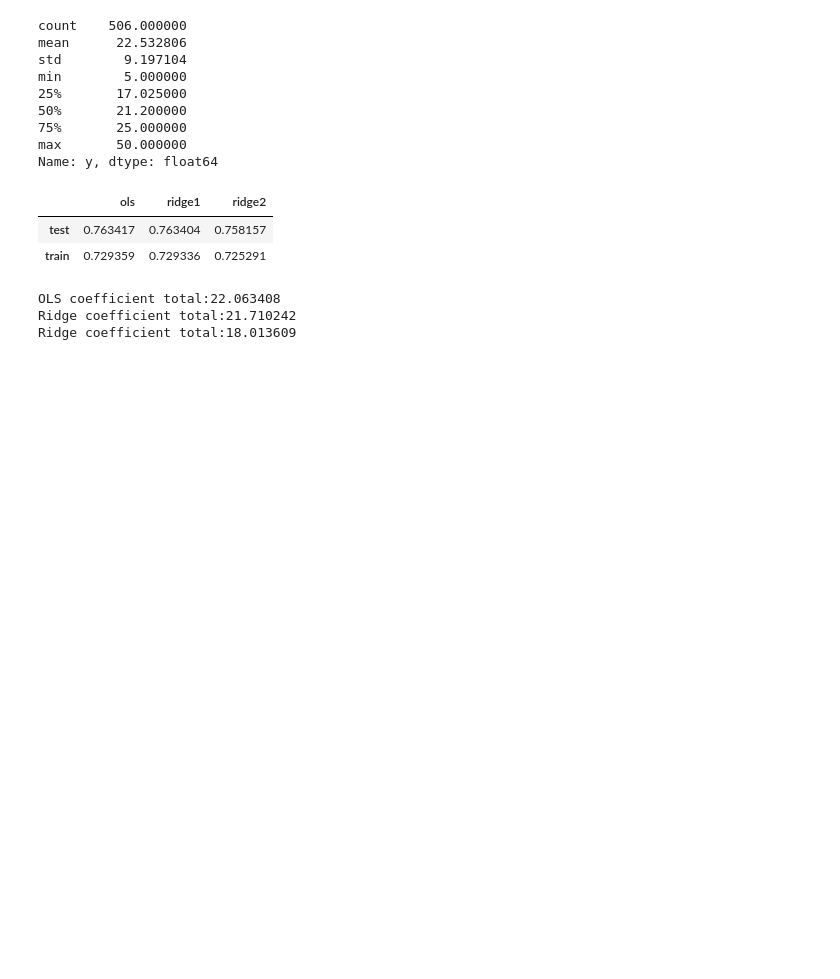
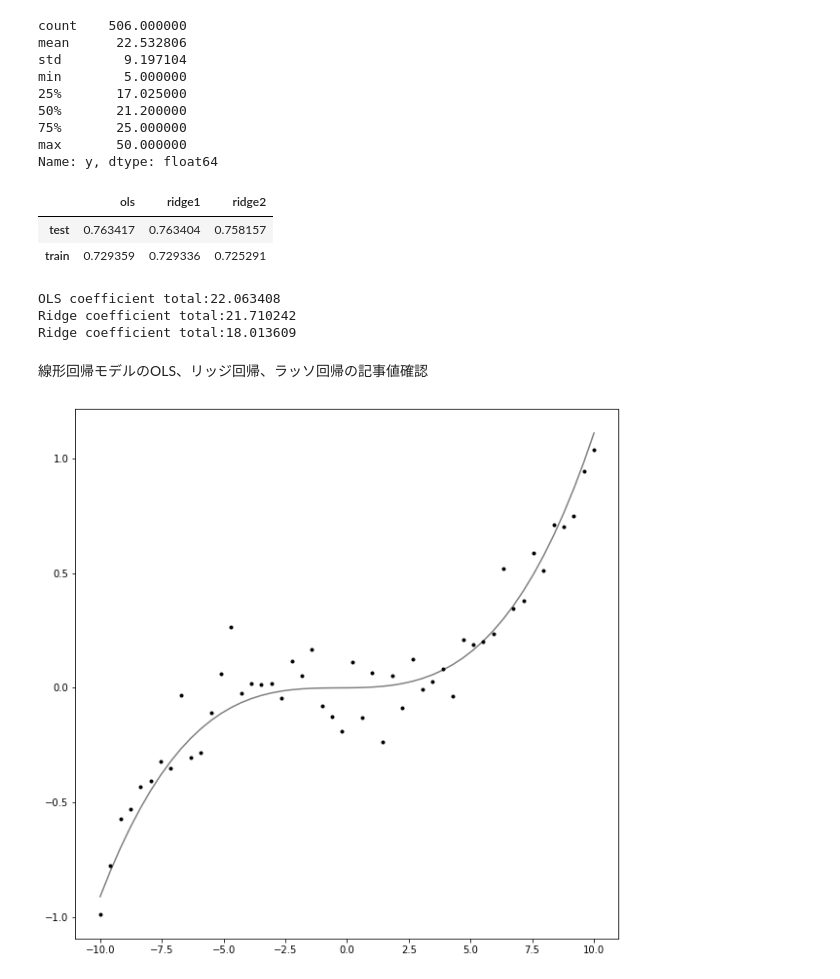
Before and after one commit to saiku122/AIJobcolle, a Jupyter notebook: 講義後のプログラム模写.ipynb, the cells around one changed output. Drawn from its saved outputs; the diff is of its cells as text; code cells hidden in the pictures; blank space fills up the shorter version.

```diff
--- a/講義後のプログラム模写.ipynb
+++ b/講義後のプログラム模写.ipynb
@@ -178,3 +178,5 @@ print('Ridge coefficient total:%.6f'%(np.absolute(pipelines['ridge2'].named_step
 OLS coefficient total:22.063408
 Ridge coefficient total:21.710242
 Ridge coefficient total:18.013609
+# %% [markdown]
+線形回帰モデルのOLS、リッジ回帰、ラッソ回帰の記事値確認
@@ -180,0 +188,14 @@ Ridge coefficient total:18.013609
+# %%
+X = np.linspace(-10, 10, 50)
+Y_gt = 0.001 * (X **3 + X**2 + X)
+Y = Y_gt + np.random.normal(0, 0.1, len(X))
+
+poly = PolynomialFeatures(degree=30)
+X_poly = poly.fit_transform(X[:, np.newaxis])
+
+plt.figure(figsize=(10, 10))
+plt.plot(X, Y_gt, color='gray')
+plt.plot(X, Y, '.', color='k')
+plt.show()
+# %% [output]
+[figure, added]
```
Also changed, not shown: parts of 3 cells of this notebook.
